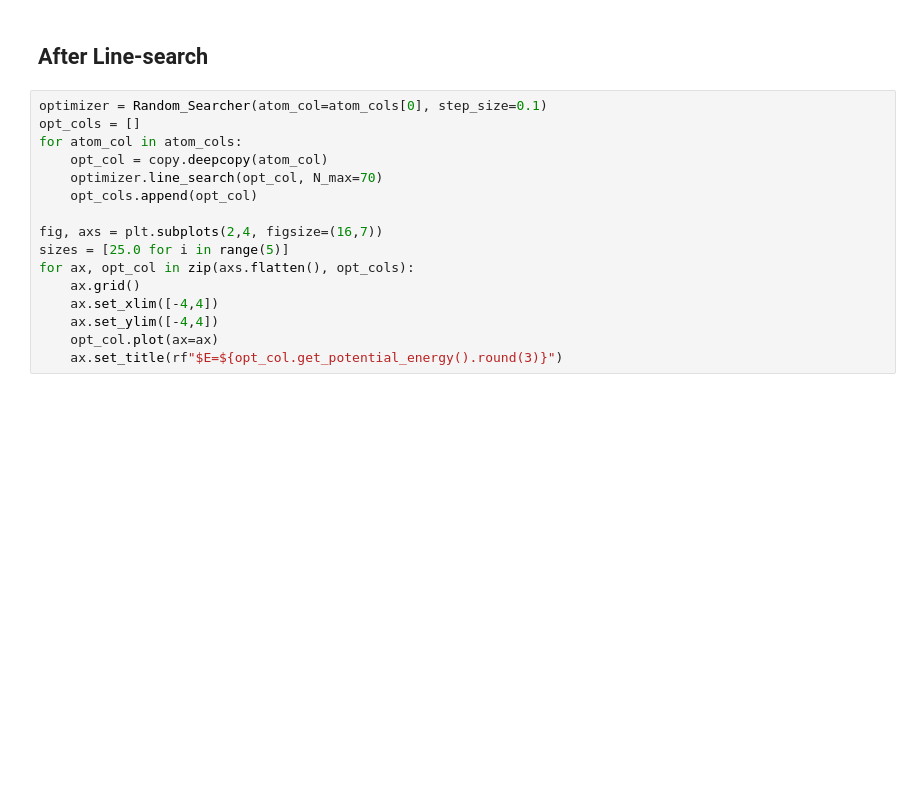
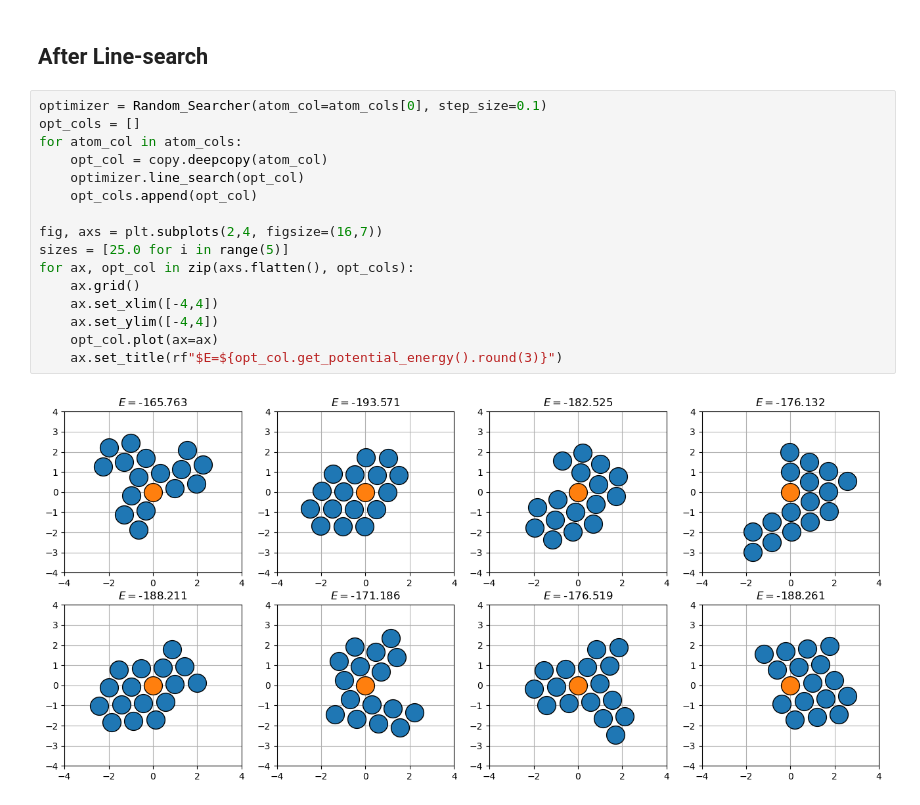
Before and after one commit to karsten3112/Computational-Physics, a Jupyter notebook: Week3/exercise15.ipynb, the cells around one changed output. Cells and saved outputs as stored; diff of their text form; blank space fills up the shorter version.

```diff
--- a/Week3/exercise15.ipynb
+++ b/Week3/exercise15.ipynb
@@ -125,17 +135,19 @@ for ax in axs.flatten():
 # %%
 optimizer = Random_Searcher(atom_col=atom_cols[0], step_size=0.1)
 opt_cols = []
 for atom_col in atom_cols:
     opt_col = copy.deepcopy(atom_col)
-    optimizer.line_search(opt_col, N_max=70)
+    optimizer.line_search(opt_col)
     opt_cols.append(opt_col)
 
 fig, axs = plt.subplots(2,4, figsize=(16,7))
 sizes = [25.0 for i in range(5)]
 for ax, opt_col in zip(axs.flatten(), opt_cols):
     ax.grid()
     ax.set_xlim([-4,4])
     ax.set_ylim([-4,4])
     opt_col.plot(ax=ax)
     ax.set_title(rf"$E=${opt_col.get_potential_energy().round(3)}")
+# %% [output]
+[figure, added]
 # %%
```
Also changed, not shown: parts of 6 cells of this notebook, 13 other files.
